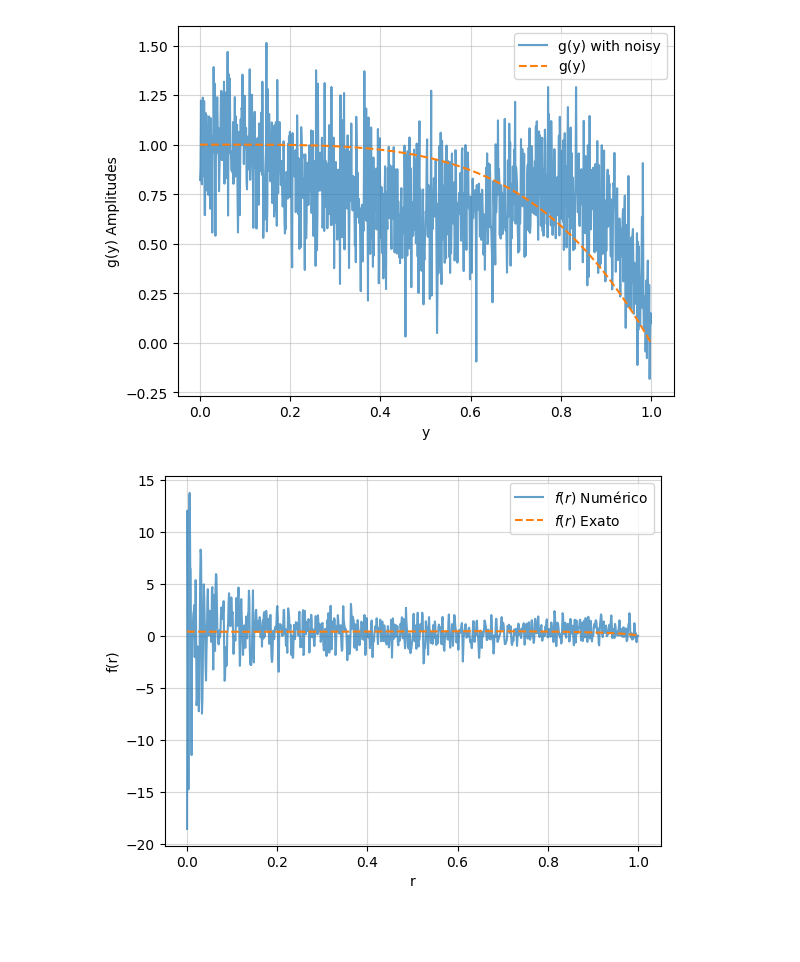
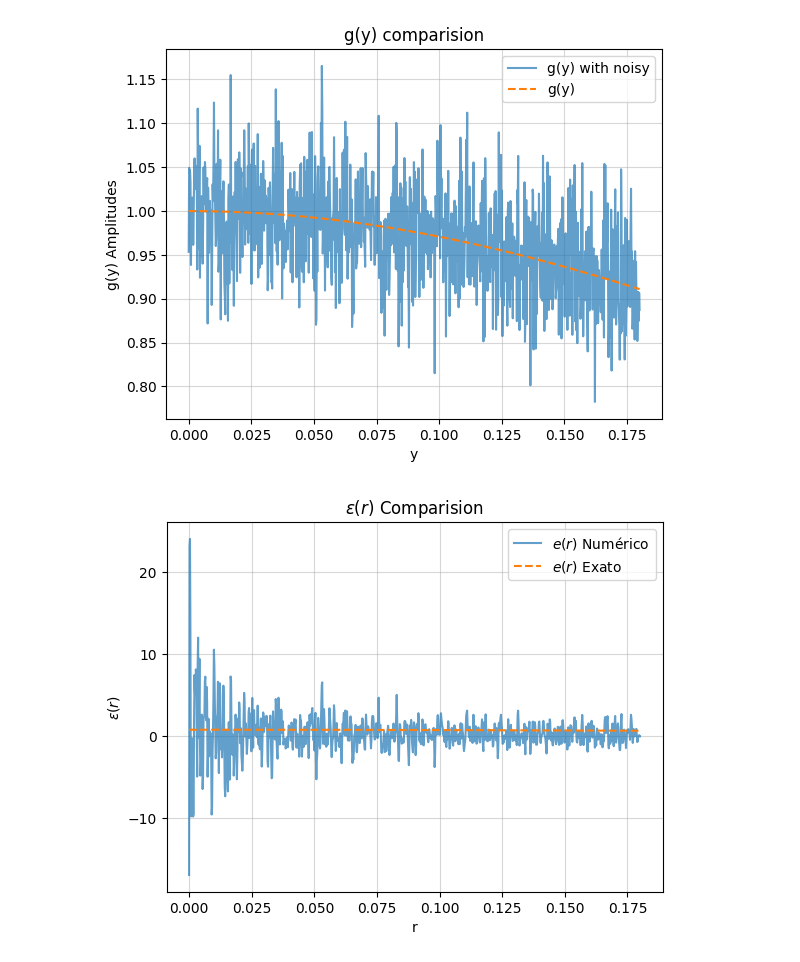
Before and after one commit to willwenner/doc_codes, a Jupyter notebook: Notebooks/Aparent Velocities (M1)/Abel-Inversion/Abel_inversion.ipynb, the cells around one changed output. Drawn from its saved outputs; the diff is of its cells as text; code cells hidden in the pictures; blank space fills up the shorter version.

```diff
--- a/Notebooks/Aparent Velocities (M1)/Abel-Inversion/Abel_inversion.ipynb
+++ b/Notebooks/Aparent Velocities (M1)/Abel-Inversion/Abel_inversion.ipynb
@@ -9,20 +44,20 @@ def g(y):
 def h(y):
     return 1 - y**4
 
-def j(y):
+def m(y):
     return 1-3*y**2+8*y**4-6*y**6
 # %%
 n = 1000
-y = np.linspace(0,1,n)
+y = np.linspace(0,.18,n)
 
 mu = 0.0
-sigma = .2
+sigma = .05
 
 error = np.random.normal(mu,sigma,n)
 
-g_noisy = j(y) + error
+g_noisy = m(y) + error
 
-e_exact = #(4/(3*np.pi))*np.sqrt(1-y)*(1+2*y**2)#(3200 / np.pi) * np.sqrt(1 - y**2)
+e_exact = (2 * np.sqrt(1 - y**2) / (15 * np.pi)) * (144 * y**4 - 88 * y**2 + 19)#(4/(3*np.pi))*np.sqrt(1-y)*(1+2*y**2)#(3200 / np.pi) * np.sqrt(1 - y**2)
 # %%
 dgdy = np.gradient(g_noisy, y)
 
@@ -30,26 +65,35 @@ e_noisy = np.zeros_like(y)
 # %%
 for idx, y_val in enumerate(y[:-1]):
     integrand = dgdy[idx+1:]/np.sqrt(y[idx+1:]**2 - y_val**2)
-    e_noisy[idx] = -(1/np.pi)*np.trapezoid(integrand, y[idx+1:])
+    e_noisy[idx] = -(1/np.pi)*np.trapz(integrand, y[idx+1:])
 # %%
 e_noisy[-1] = 0
-# %%
-plt.plot(y,g_noisy, alpha = 0.7 , label = r'g(y) with noisy')
-plt.plot(y,h(y), ls ='--', label = r'g(y)')
-plt.xlabel("y")
-plt.ylabel("g(y) Amplitudes")
-plt.legend()
-plt.grid(True, which = "major", alpha = 0.5)
-plt.show()
-# %% [output]
-[figure, removed]
-# %%
-plt.plot(y,e_noisy, ls = '-', alpha = 0.7,label = r'$f(r)$ Numérico')
-plt.plot(y,e_exact, ls = '--', label = r'$f(r)$ Exato')
-plt.xlabel("r")
-plt.ylabel("f(r)")
-plt.legend()
-plt.grid(True, which = "major", alpha = 0.5)
-plt.show()
-# %% [output]
-[figure, removed]
+# %%
+plt.plot(y,g_noisy, alpha = 0.7 , label = r'g(y) with noisy')
+plt.plot(y,m(y), ls ='--', label = r'g(y)')
+plt.xlabel("y")
+plt.ylabel("g(y) Amplitudes")
+plt.title("g(y) comparision")
+plt.legend()
+plt.grid(True, which = "major", alpha = 0.5)
+plt.show()
+
+plt.plot(y,e_noisy, ls = '-', alpha = 0.7,label = r'$e(r)$ Numérico')
+plt.plot(y,e_exact, ls = '--', label = r'$e(r)$ Exato')
+plt.xlabel("r")
+plt.ylabel(r"$\varepsilon(r)$")
+plt.title(r"$\varepsilon(r)$ Comparision")
+plt.legend()
+plt.grid(True, which = "major", alpha = 0.5)
+plt.show()
+
+plt.plot(y,e_exact, ls = '--', label = r'$e(r)$ analítico')
+plt.xlabel("r")
+plt.ylabel(r"$\varepsilon(r)$")
+plt.title(r"$\varepsilon(r)$ exato")
+plt.legend()
+plt.grid(True, which = "major", alpha = 0.5)
+plt.show()
+# %% [output]
+[figure, added]
+[figure, added]
```
Also changed, not shown: parts of 8 cells of this notebook, 1 other file.
